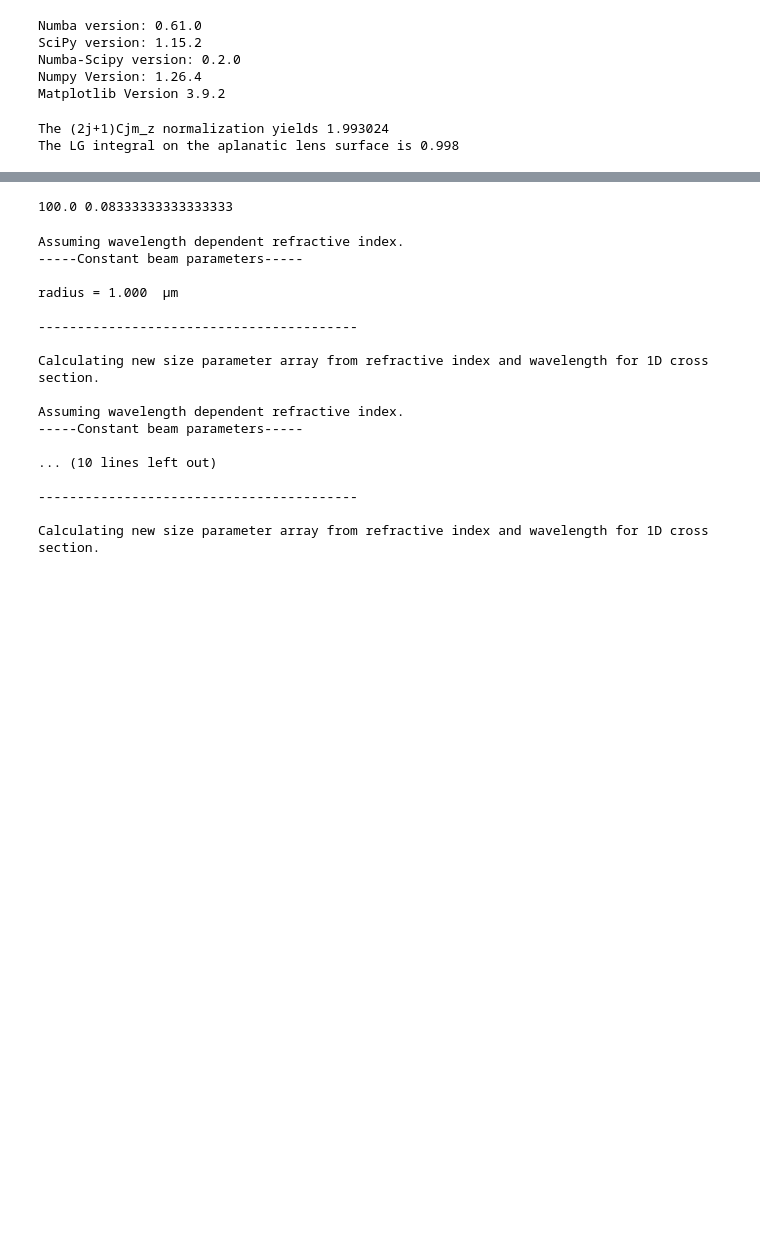
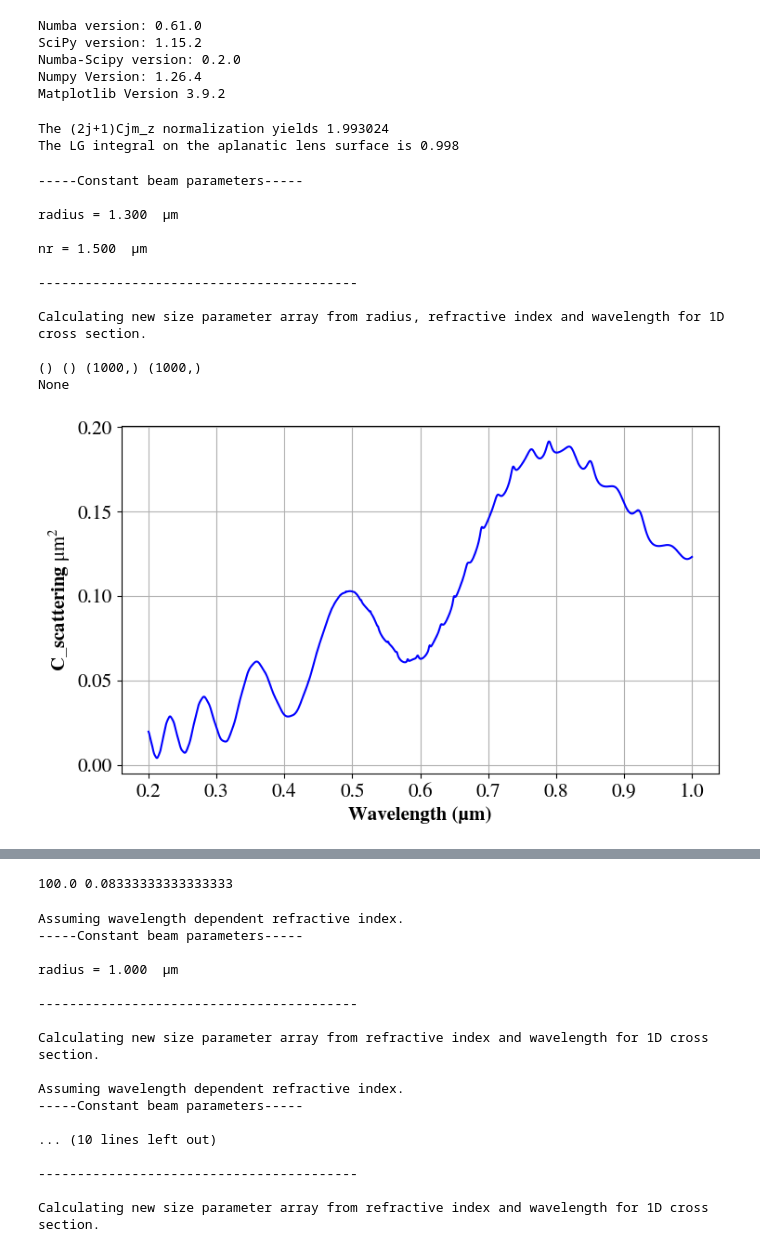
Before and after one commit to joakimpugesgaard/PyScatter, a Jupyter notebook: interaction_class.ipynb, the cells around one changed output, grey strips where cells are left out. Drawn from its saved outputs; the diff is of its cells as text; code cells hidden in the pictures; blank space fills up the shorter version.

Commit message:
test branch for cross-sections

```diff
--- a/interaction_class.ipynb
+++ b/interaction_class.ipynb
@@ -608,2 +611,20 @@ pw = planeWave(maxJ = 30, wl = 0.632, domain = d, polarization = "x")
 
 inter_pw = interaction(pw, domain=d, nr= 4, radius=0.18, mu=1.0, mu1=1.0, interaction="both")
+# %%
+# calculate cross section for scattering as a function of wavelength
+wl = np.linspace(0.2, 1, 1000)
+Cscat = inter.getCrossSection(type="scattering", nr = 1.5, radius = 1.3, wavelength = wl)
+# %% [output]
+-----Constant beam parameters-----
+
+radius = 1.300  µm
+
+nr = 1.500  µm
+
+-----------------------------------------
+
+Calculating new size parameter array from radius, refractive index and wavelength for 1D cross section.
+
+() () (1000,) (1000,)
+None
+[figure, added]
```
Also changed, not shown: parts of 7 cells of this notebook, 8 other files.
